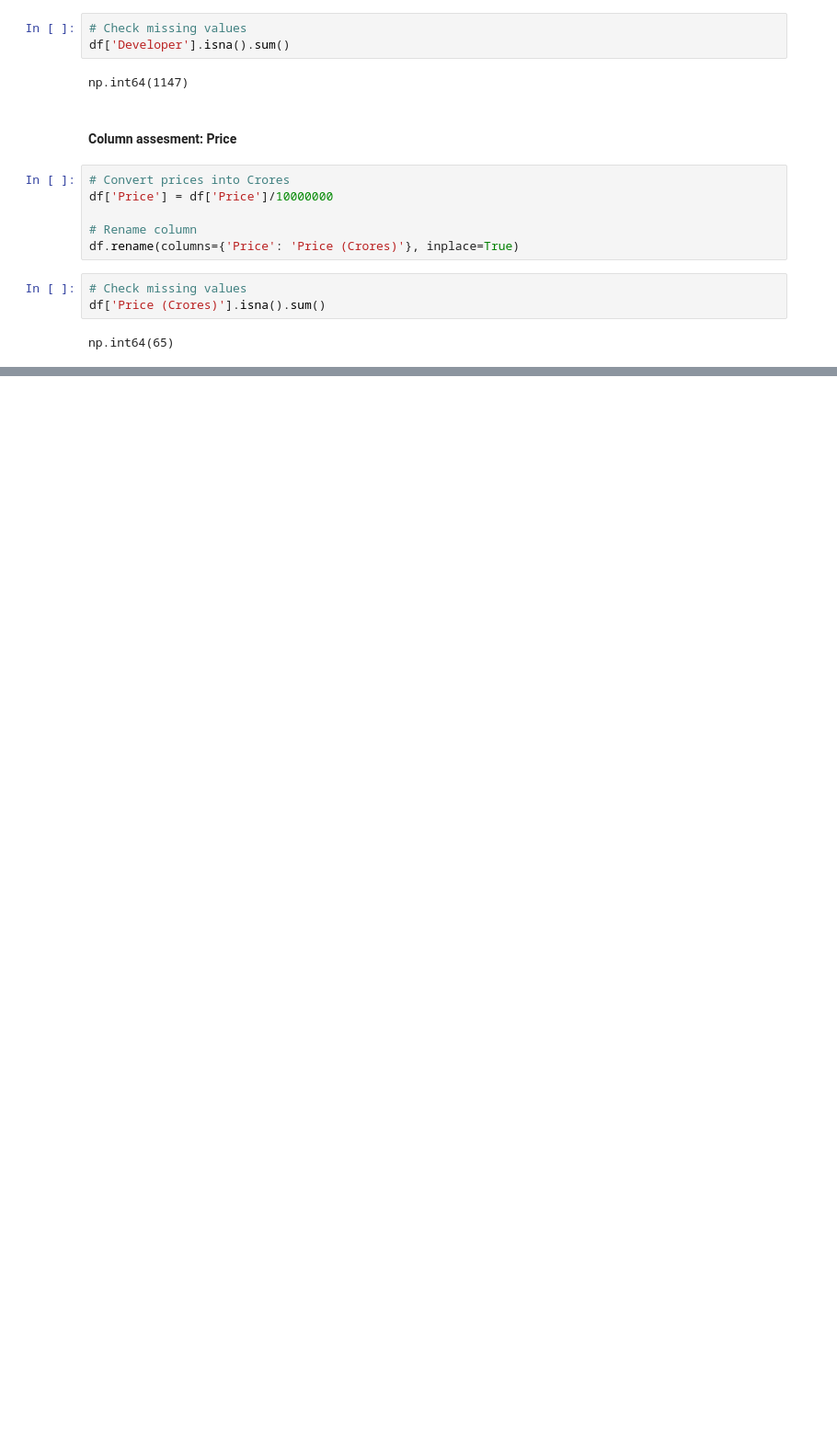
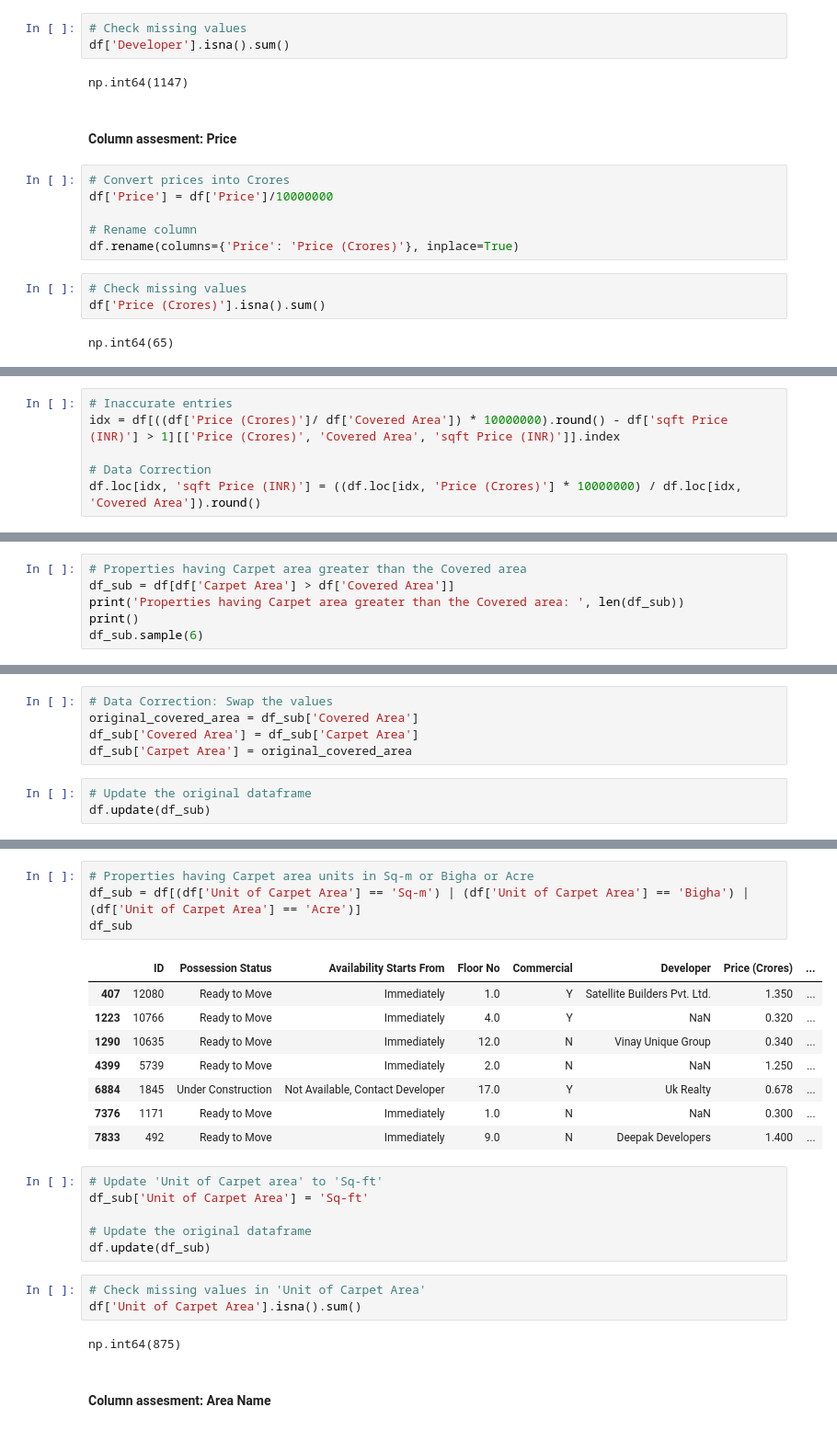
Before and after one commit to shubh-ds/project, a Jupyter notebook: Backend/2- Data_Assesment_and_Cleaning.ipynb, the cells around one changed output, grey strips where cells are left out. Shown: that part at 92% size. Drawn from its saved outputs; the diff is of its cells as text; blank space fills up the shorter version.

```diff
--- a/Backend/2- Data_Assesment_and_Cleaning.ipynb
+++ b/Backend/2- Data_Assesment_and_Cleaning.ipynb
@@ -394,0 +495,6 @@ fig.show()
+# %%
+# Inaccurate entries
+idx = df[((df['Price (Crores)']/ df['Covered Area']) * 10000000).round() - df['sqft Price (INR)'] > 1][['Price (Crores)', 'Covered Area', 'sqft Price (INR)']].index
+
+# Data Correction
+df.loc[idx, 'sqft Price (INR)'] = ((df.loc[idx, 'Price (Crores)'] * 10000000) / df.loc[idx, 'Covered Area']).round()
@@ -394,0 +508,6 @@ fig.show()
+# %%
+# Properties having Carpet area greater than the Covered area
+df_sub = df[df['Carpet Area'] > df['Covered Area']]
+print('Properties having Carpet area greater than the Covered area: ', len(df_sub))
+print()
+df_sub.sample(6)
@@ -394,0 +523,8 @@ fig.show()
+# %%
+# Data Correction: Swap the values
+original_covered_area = df_sub['Covered Area']
+df_sub['Covered Area'] = df_sub['Carpet Area']
+df_sub['Carpet Area'] = original_covered_area
+# %%
+# Update the original dataframe
+df.update(df_sub)
@@ -394,0 +541,26 @@ fig.show()
+# %%
+# Properties having Carpet area units in Sq-m or Bigha or Acre
+df_sub = df[(df['Unit of Carpet Area'] == 'Sq-m') | (df['Unit of Carpet Area'] == 'Bigha') | (df['Unit of Carpet Area'] == 'Acre')]
+df_sub
+# %% [output]
+|  | ID | Possession Status | Availability Starts From | Floor No | Commercial | Developer | Price (Crores) | ... |
+| 407 | 12080 | Ready to Move | Immediately | 1.0 | Y | Satellite Builders Pvt. Ltd. | 1.350 | ... |
+| 1223 | 10766 | Ready to Move | Immediately | 4.0 | Y | NaN | 0.320 | ... |
+| 1290 | 10635 | Ready to Move | Immediately | 12.0 | N | Vinay Unique Group | 0.340 | ... |
+| 4399 | 5739 | Ready to Move | Immediately | 2.0 | N | NaN | 1.250 | ... |
+| 6884 | 1845 | Under Construction | Not Available, Contact Developer | 17.0 | Y | Uk Realty | 0.678 | ... |
+| 7376 | 1171 | Ready to Move | Immediately | 1.0 | N | NaN | 0.300 | ... |
+| 7833 | 492 | Ready to Move | Immediately | 9.0 | N | Deepak Developers | 1.400 | ... |
+# %%
+# Update 'Unit of Carpet area' to 'Sq-ft'
+df_sub['Unit of Carpet Area'] = 'Sq-ft'
+
+# Update the original dataframe
+df.update(df_sub)
+# %%
+# Check missing values in 'Unit of Carpet Area'
+df['Unit of Carpet Area'].isna().sum()
+# %% [output]
+np.int64(875)
+# %% [markdown]
+#### Column assesment: Area Name
```
Also changed, not shown: parts of 107 cells of this notebook.
